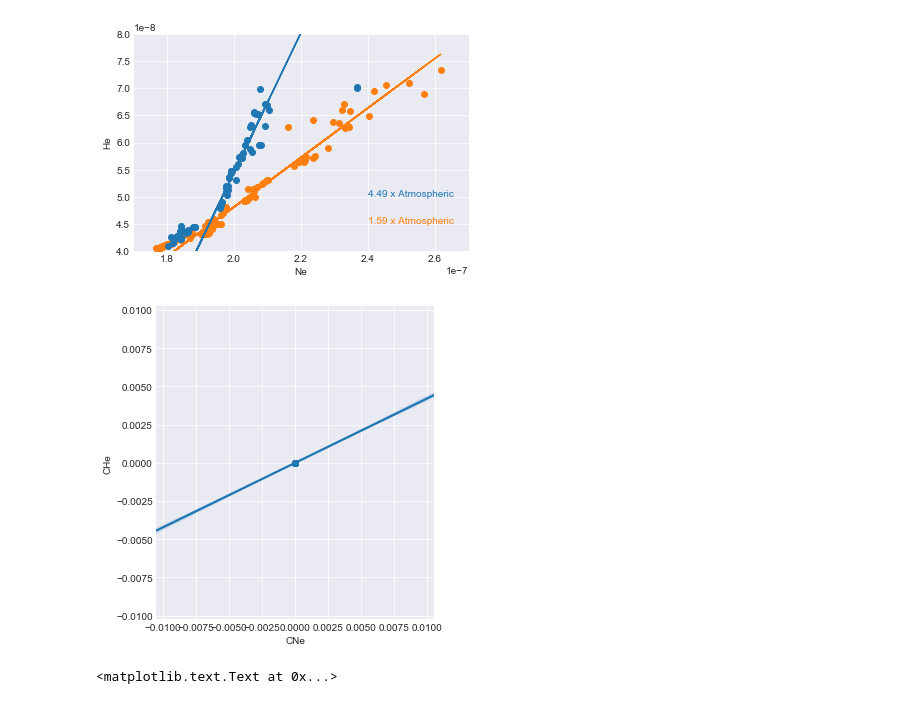
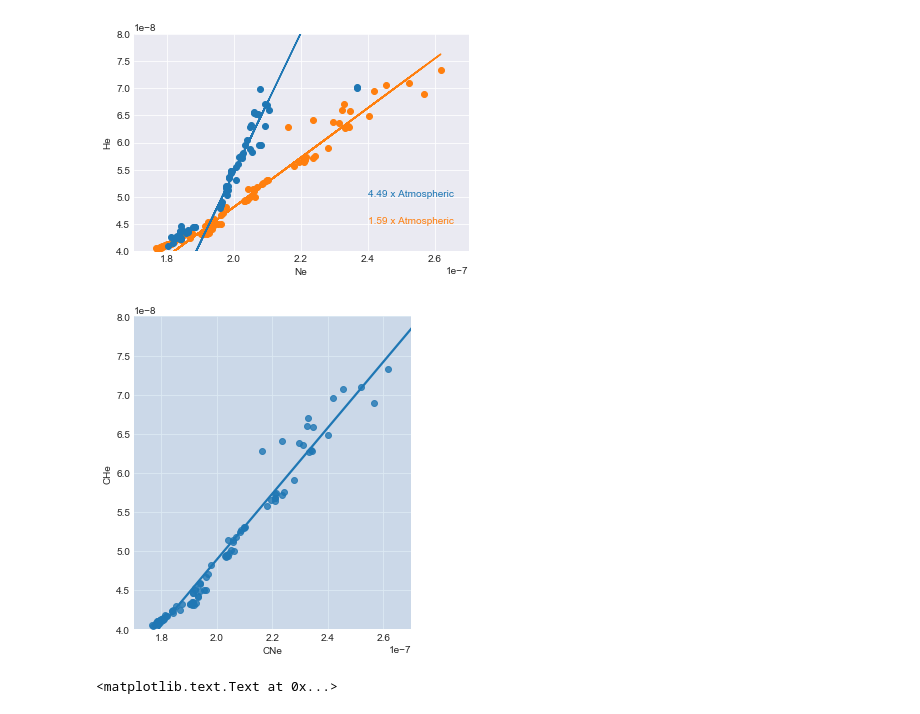
Before and after one commit to nlbeaird/NG_compare, a Jupyter notebook: NG_compare.ipynb, the cells around one changed output. Cells and saved outputs as stored; diff of their text form; code cells hidden in the pictures.

Commit message:
try to fix lmplot

```diff
--- a/NG_compare.ipynb
+++ b/NG_compare.ipynb
@@ -122,10 +122,10 @@ plt.ylabel('He')
 [figure]
 # %%
 # try out lmplot
-
-g = sns.lmplot(x="CNe", y="CHe", data=SERMdata)
+# it doesn't seem to like these small values
+g = sns.lmplot(x="CNe", y="CHe", data=SERMdata).set(xlim=(1.7e-7, 2.7e-7), ylim=(4.0e-8, 8.0e-8))
 # %% [output]
-[figure, old version]
+[figure, new version]
 # %%
 
 Smodel = LinearRegression(fit_intercept=True)
```
